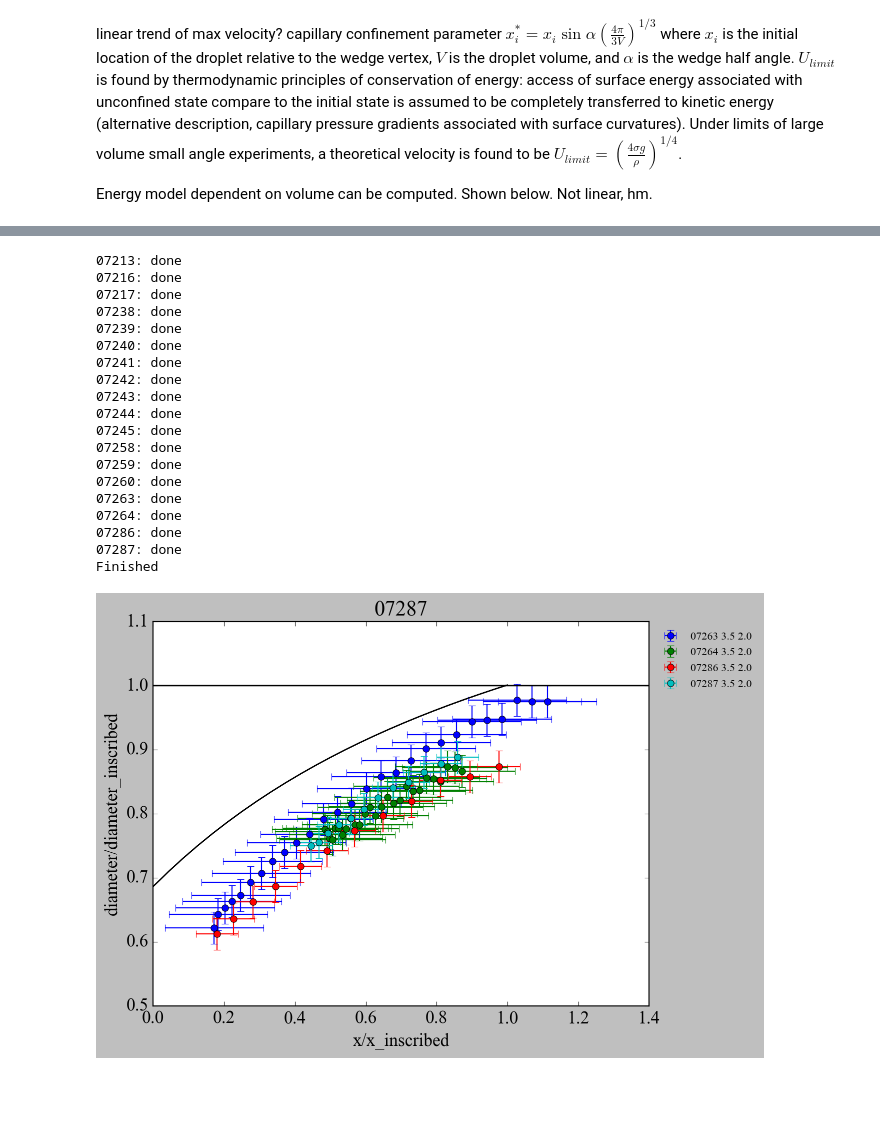
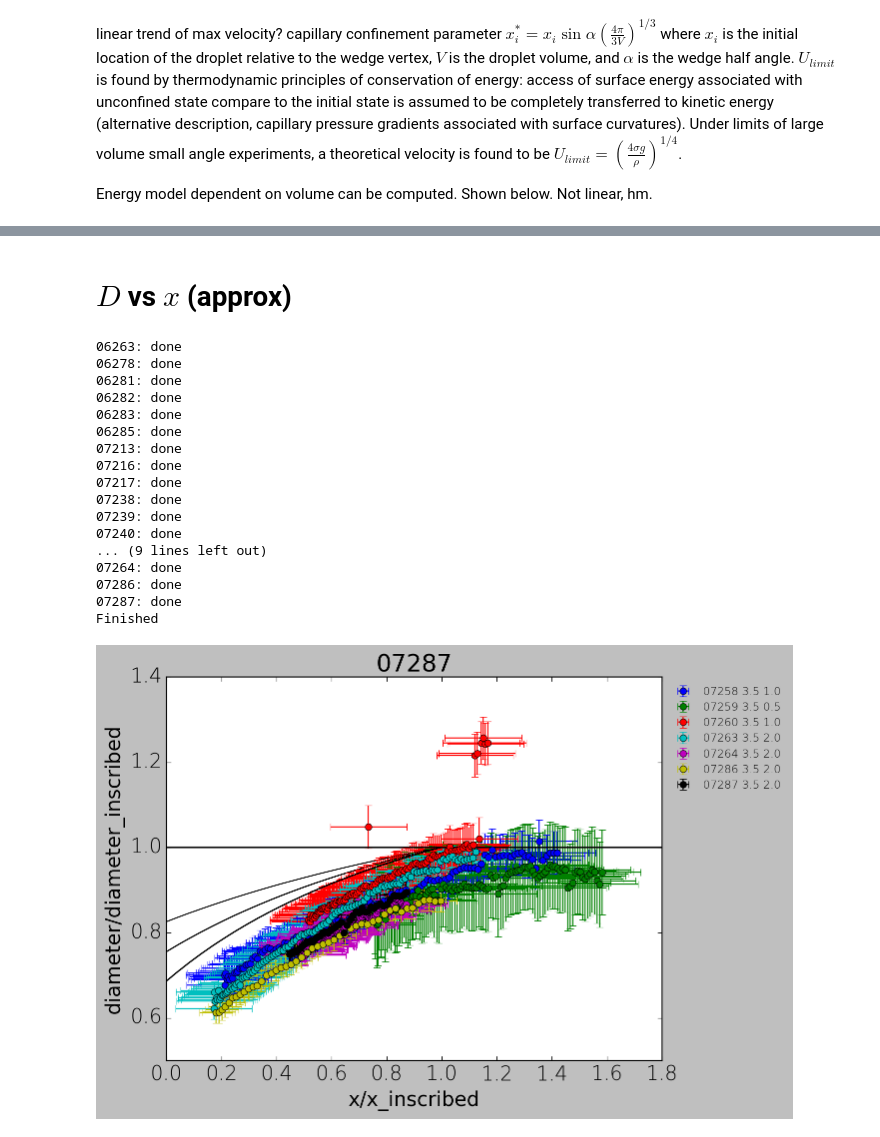
Before and after one commit to loganjt/DropletJumpWedge, a Jupyter notebook: Repos_Data/plotter_notebook.ipynb, the cells around one changed output, grey strips where cells are left out. Drawn from its saved outputs; the diff is of its cells as text; code cells hidden in the pictures; blank space fills up the shorter version.

```diff
--- a/Repos_Data/plotter_notebook.ipynb
+++ b/Repos_Data/plotter_notebook.ipynb
@@ -308,7 +290,7 @@ for key in xi_norm:
     vol = str(meta[key]['Volume'])+'ml '
     angl = str(meta[key]['Angle'])+'deg '
     IL = str( data[key][location][0])+'mm '
-    xii = ' '+str(xi_norm[key])
+    xii = ' '+str(np.round(xi_norm[key],3))
     legend_label = dropno+xii
 
     ax.plot(xi_norm[key],v_norm[key]/v_max,\
@@ -329,8 +311,8 @@ for key in xi_norm:
                       minor_grid = False,  \
                       legend = True
                      )
-    ax.arrow(0.26, 0.69, -0.05, 0,linewidth=2)
-    ax.text(0.27,0.685,r'$ \frac{3.22 \sin\alpha}{\tan2\alpha} Bo^{-1/2}$ ',fontsize=12,weight=0)
+    ax.arrow(0.2275, 0.80, -0.01, 0,linewidth=3)
+    ax.text(0.24,0.795,r'$ 3.22\hspace{.25}\frac{\sin\alpha}{\tan2\alpha}\hspace{.25} Bo^{-1/2}$ ',fontsize=12,weight=0)
     #v_label_x = 0.6+0.5
     #text_offset = 0.03
     #ax.text(v_label_x+text_offset, 0.69, '0.5 mL', fontsize=14,weight=0)
@@ -357,17 +339,19 @@ for key in xi_norm:
 
     #ax.text(v_label_x_color+text_offset, 0.59, r'2.5$^{\circ}$', fontsize=14,color='r',weight=0)
 
-    ax.set_xlim([0.15,1])
+    ax.set_xlim([0.175,1])
     ax.set_ylim([0,1])
-
-Vtheo = np.linspace(0.5,10)
+Vtheotest1 = np.linspace(0.01,1)
+Vtheotest2 = np.linspace(1.1,10)
+Vtheo = np.append(Vtheotest1,Vtheotest2)
 Hcap = 2*(0.072/(1000*9.81))**(1/2)*1000
 term1 = -2*math.cos(150*(math.pi/180))
 term2 = 2*((math.pi*Hcap**3)/(Vtheo*1000))**(1/2)
 term3 = -6**(2/3)*((math.pi*Hcap**3)/(Vtheo*1000))**(1/3)
 Utheo = (0.072*9.81/1000)**(1/4)*(term1+term2+term3)**(1/2)
-Vtheocub = [1/element**(1/3) for element in Vtheo]
+Vtheocub = [3.22*0.5*(0.072/(1000*9.81*(element*10**-6)**(2/3)))**(1/2) for element in Vtheo]
 ax.plot(Vtheocub,Utheo*(1000/v_max),'k')
+ax.plot(Vtheocub,Utheo*(1000/v_max)-0.2,'k')
 #plt.gca().invert_xaxis()
 fig1.savefig('Figures/dimensionalplot.png',dpi=400, bbox_inches='tight')
 plt.show()
@@ -455,6 +471,8 @@ Vtheocub = [element**(1./3) for element in Vtheo]
 #plt.xlabel('t (s)')
 #plt.ylabel(r'$\gamma$ ($^{\circ}$)')
 #plt.title('Angle relative to image midline')
+# %% [markdown]
+# $D$ vs $x$ (approx)
 # %%
 from sympy import *
 
@@ -500,21 +518,19 @@ for key in sorted(meta):
     print(key+': done')
 print('Finished')
 # %% [output]
+06263: done
+06278: done
+06281: done
+06282: done
+06283: done
+06285: done
 07213: done
 07216: done
 07217: done
 07238: done
 07239: done
 07240: done
-07241: done
-07242: done
-07243: done
-07244: done
-07245: done
-07258: done
-07259: done
-07260: done
-07263: done
+... (9 lines left out)
 07264: done
 07286: done
 07287: done
@@ -550,7 +566,7 @@ error_diameter,error_x = prop_error(meta,data)
 # %%
 def plot_diameter(data,meta,error_diameter,error_x):
     for key in sorted(meta):
-        if meta[key]['Angle'] == 3.5 and meta[key]['Volume'] == 2.0:
+        if meta[key]['Angle'] == 3.5:
             V = meta[key]['Volume']
             alpha = (meta[key]['Angle']/2)*(math.pi/180)
             d_exit = ((3000*V)/(4*math.pi))**(1/3)*2
@@ -563,36 +579,36 @@ def plot_diameter(data,meta,error_diameter,error_x):
 
             diameter_exp = front-back
             n = np.size(diameter_exp[1:-1])
             ws1 = int(np.floor(n/2)*2-1)
             ws2 = ws1-2
             ws3 = int(np.floor((ws2/2)/2)*2-1)
             ws4 = int(np.floor((ws3/2)/2)*2-1)
-            d_filt1 = signal.savgol_filter(diameter_exp[1:-1],ws1,3)
-            d_filt2 = signal.savgol_filter(d_filt1,ws2,3)
-            d_filt3 = signal.savgol_filter(d_filt2,ws3,3)
-            d_filt4 = signal.savgol_filter(d_filt3,ws3,3)
+            d_filt4 = signal.savgol_filter(diameter_exp[1:-1],ws1,3)
+            #d_filt2 = signal.savgol_filter(d_filt1,ws2,3)
+            #d_filt3 = signal.savgol_filter(d_filt2,ws3,3)
+            #d_filt4 = signal.savgol_filter(d_filt3,ws3,3)
 
 
             x_norm_theo = (xave_theo[key]-x_start)/(x_inscribed-x_start)
             d_norm_theo = d_exit/diameter[key]
             x_norm_exp = (data[key]['average'][10:-1]-x_start)/(x_inscribed-x_start)
             d_norm_exp = d_exit/diameter_exp[10:-1]
             plt.axhline(1,c='k')
             label = key + ' ' +str(meta[key]['Angle']) + ' ' + str(meta[key]['Volume'])
             plt.plot(x_norm_theo, d_norm_theo,c='k')
-            plt.errorbar(x_norm_exp[::4], d_norm_exp[::4], yerr=error_diameter[key],xerr=error_x[key],\
+            plt.errorbar(x_norm_exp[::1], d_norm_exp[::1], yerr=error_diameter[key],xerr=error_x[key],\
                         fmt='o',label = label)
             plt.legend(numpoints = 1,bbox_to_anchor=(1, 1),loc='upper left',frameon=False,fontsize=10)
             plt.title(key)
             plt.xlabel('x/x_inscribed')
             plt.ylabel('diameter/diameter_inscribed')
 
 
 
         else:
             diameter_exp = 0
 
     plt.show()
 plot_diameter(data,meta,error_diameter,error_x)
 # %% [output]
-[figure, old version]
+[figure, new version]
```
Also changed, not shown: parts of 9 cells of this notebook, 2 other files.
